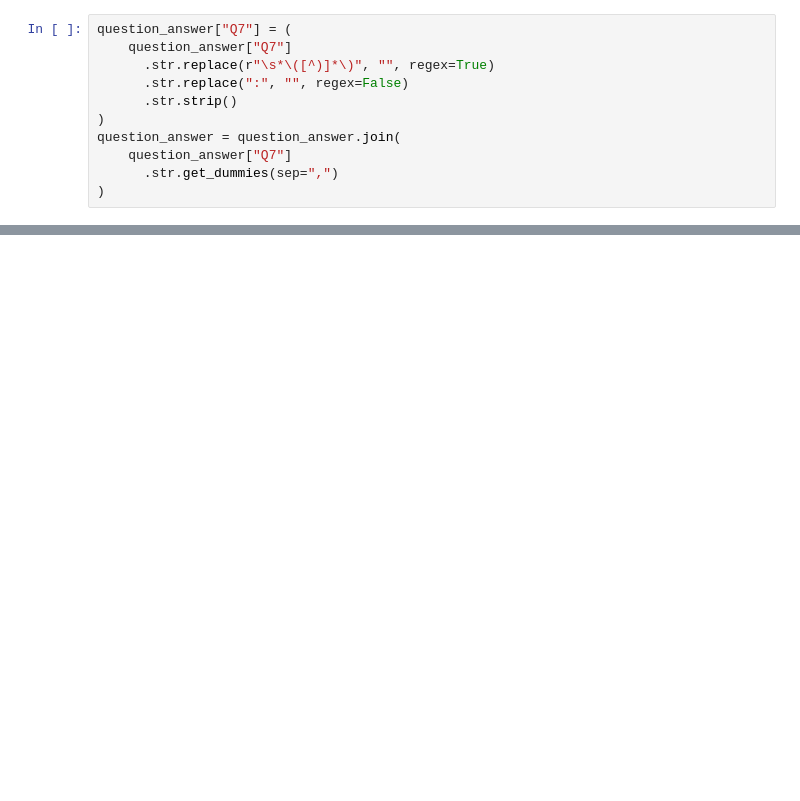
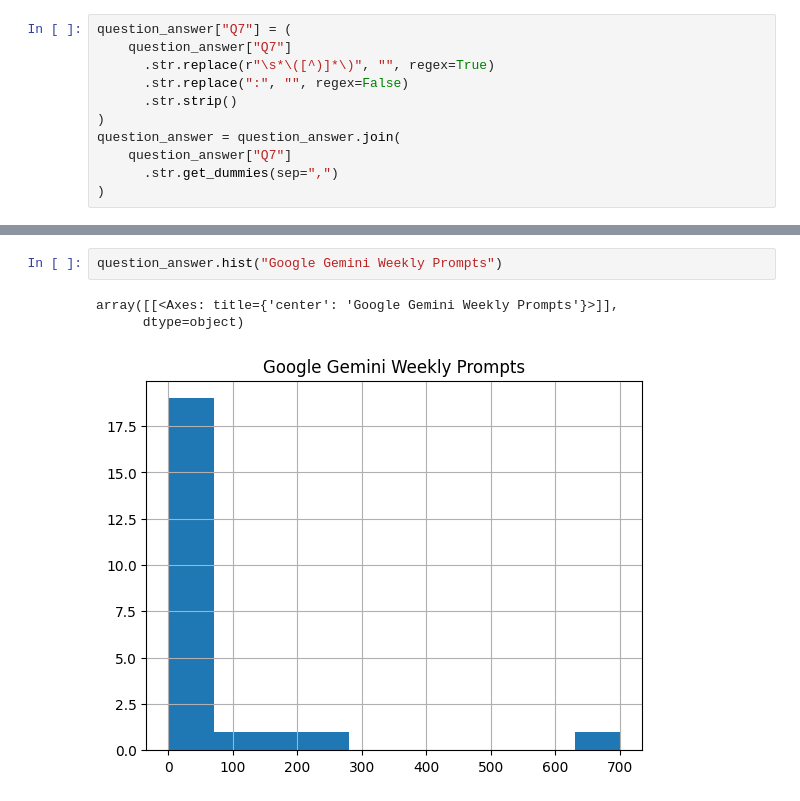
Before and after one commit to zcochran27/syn-100-project, a Jupyter notebook: syn100data_processing.ipynb, the cells around one changed output, grey strips where cells are left out. Saved outputs shown, nothing was run; the diff lists cells and outputs as text; blank space fills up the shorter version.

```diff
--- a/syn100data_processing.ipynb
+++ b/syn100data_processing.ipynb
@@ -124,0 +160,6 @@ question_answer
+# %%
+question_answer.hist("Google Gemini Weekly Prompts")
+# %% [output]
+array([[<Axes: title={'center': 'Google Gemini Weekly Prompts'}>]],
+      dtype=object)
+[figure, added]
```
Also changed, not shown: parts of 24 cells of this notebook, 1 other file.
